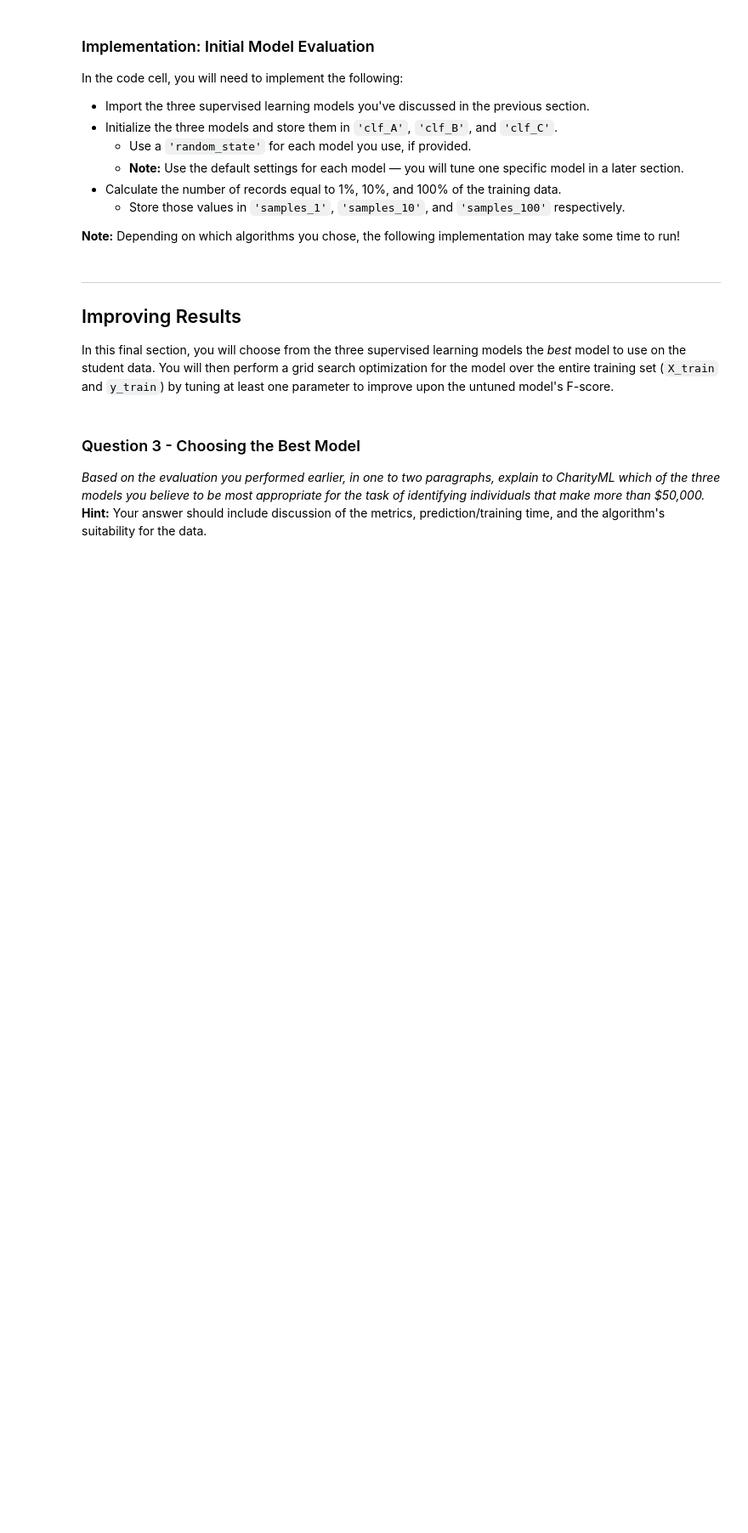
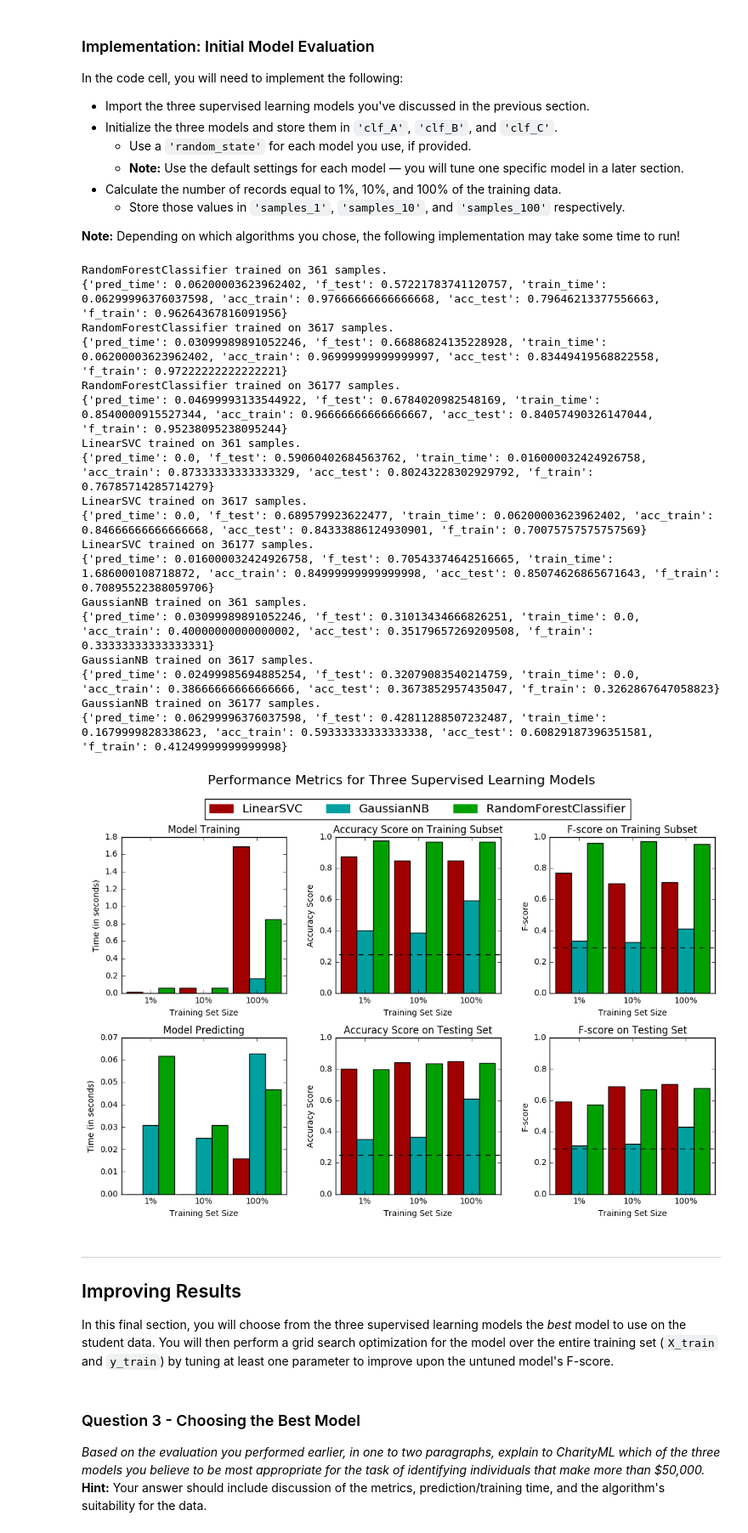
Before and after one commit to Smarker/udacity-ml, a Jupyter notebook: projects/finding_donors/finding_donors.ipynb, the cells around one changed output. Shown: that part at 85% size. Cells and saved outputs as stored; diff of their text form; code cells hidden in the pictures; blank space fills up the shorter version.

```diff
--- a/projects/finding_donors/finding_donors.ipynb
+++ b/projects/finding_donors/finding_donors.ipynb
@@ -161,8 +161,10 @@ Run the code cell below to perform this split.
 # Import train_test_split
 from sklearn.cross_validation import train_test_split
 
+income = income_raw.apply(lambda x: 1 if x == '>50K' else 0)
+
 # Split the 'features' and 'income' data into training and testing sets
-X_train, X_test, y_train, y_test = train_test_split(features, income[">50K"], test_size = 0.2, random_state = 0)
+X_train, X_test, y_train, y_test = train_test_split(features, income, test_size = 0.2, random_state = 0)
 
 # Show the results of the split
 print "Training set has {} samples.".format(X_train.shape[0])
@@ -195,13 +197,13 @@ accuracy = n_greater_50k/(1.0*n_records)
 # TODO: Calculate F-score using the formula above for beta = 0.5
 
 #precision = true positives/(true positives + false positives) -> the false positives are the values that are at most 50k
-precision = n_greater_50k/(1.0*(n_greater_50k + n_at_most_50k))
+precision = accuracy
 
 #recall = true positives/(true positives + false negatives) -> there are no false negatives
 #recall = 1, this makes sense in this case, since we are not missing any of the relevant items
 recall =  n_greater_50k/(1.0*(n_greater_50k + 0))
 
-fscore = (1+0.5*0.5)*((precision*recall)/(0.5*0.5*precision) + recall)
+fscore = (1+0.5*0.5)*((precision*recall)/((0.5*0.5*precision) + recall))
 
 # Print the results
 print "Naive Predictor: [Accuracy score: {:.4f}, F-score: {:.4f}]".format(accuracy, fscore)
@@ -310,14 +312,16 @@ def train_predict(learner, sample_size, X_train, y_train, X_test, y_test):
     results['acc_test'] = accuracy_score(y_test, predictions_test)
 
     # TODO: Compute F-score on the the first 300 training samples
-    results['f_train'] = fbeta_score(y_train[:300], predictions_train, average=None, beta=0.5)
+    results['f_train'] = fbeta_score(y_train[:300], predictions_train, average='binary', beta=0.5)
 
     # TODO: Compute F-score on the test set
-    results['f_test'] = fbeta_score(y_test, predictions_test, average=None, beta=0.5)
+    results['f_test'] = fbeta_score(y_test, predictions_test, average='binary', beta=0.5)
 
     # Success
     print "{} trained on {} samples.".format(learner.__class__.__name__, sample_size)
 
+    print results
+
     # Return the results
     return results
 # %% [markdown]
@@ -334,30 +338,50 @@ In the code cell, you will need to implement the following:
 # %%
 # TODO: Import the three supervised learning models from sklearn
 from sklearn.ensemble import RandomForestClassifier
 from sklearn.naive_bayes import GaussianNB
-from sklearn import svm
+from sklearn.svm import LinearSVC
 
 # TODO: Initialize the three models
 clf_A = RandomForestClassifier()
-clf_B = GaussianNB()
-clf_C = svm.SVC()
+clf_B = LinearSVC()
+clf_C = GaussianNB()
 
 # TODO: Calculate the number of samples for 1%, 10%, and 100% of the training data
-samples_1 = len(X_train)/100
-samples_10 = len(X_train)/10
-samples_100 = len(X_train)
+samples_1 = len(y_train)/100
+samples_10 = len(y_train)/10
+samples_100 = len(y_train)
 
 # Collect results on the learners
 results = {}
 for clf in [clf_A, clf_B, clf_C]:
     clf_name = clf.__class__.__name__
     results[clf_name] = {}
     for i, samples in enumerate([samples_1, samples_10, samples_100]):
         results[clf_name][i] = \
         train_predict(clf, samples, X_train, y_train, X_test, y_test)
 
 # Run metrics visualization for the three supervised learning models chosen
 vs.evaluate(results, accuracy, fscore)
+# %% [output]
+RandomForestClassifier trained on 361 samples.
+{'pred_time': 0.06200003623962402, 'f_test': 0.57221783741120757, 'train_time': 0.06299996376037598, 'acc_train': 0.97666666666666668, 'acc_test': 0.79646213377556663, 'f_train': 0.96264367816091956}
+RandomForestClassifier trained on 3617 samples.
+{'pred_time': 0.03099989891052246, 'f_test': 0.66886824135228928, 'train_time': 0.06200003623962402, 'acc_train': 0.96999999999999997, 'acc_test': 0.83449419568822558, 'f_train': 0.97222222222222221}
+RandomForestClassifier trained on 36177 samples.
+{'pred_time': 0.04699993133544922, 'f_test': 0.6784020982548169, 'train_time': 0.8540000915527344, 'acc_train': 0.96666666666666667, 'acc_test': 0.84057490326147044, 'f_train': 0.95238095238095244}
+LinearSVC trained on 361 samples.
+{'pred_time': 0.0, 'f_test': 0.59060402684563762, 'train_time': 0.016000032424926758, 'acc_train': 0.87333333333333329, 'acc_test': 0.80243228302929792, 'f_train': 0.76785714285714279}
+LinearSVC trained on 3617 samples.
+{'pred_time': 0.0, 'f_test': 0.689579923622477, 'train_time': 0.06200003623962402, 'acc_train': 0.84666666666666668, 'acc_test': 0.84333886124930901, 'f_train': 0.70075757575757569}
+LinearSVC trained on 36177 samples.
+{'pred_time': 0.016000032424926758, 'f_test': 0.70543374642516665, 'train_time': 1.686000108718872, 'acc_train': 0.84999999999999998, 'acc_test': 0.85074626865671643, 'f_train': 0.70895522388059706}
+GaussianNB trained on 361 samples.
+{'pred_time': 0.03099989891052246, 'f_test': 0.31013434666826251, 'train_time': 0.0, 'acc_train': 0.40000000000000002, 'acc_test': 0.35179657269209508, 'f_train': 0.33333333333333331}
+GaussianNB trained on 3617 samples.
+{'pred_time': 0.02499985694885254, 'f_test': 0.32079083540214759, 'train_time': 0.0, 'acc_train': 0.38666666666666666, 'acc_test': 0.3673852957435047, 'f_train': 0.3262867647058823}
+GaussianNB trained on 36177 samples.
+{'pred_time': 0.06299996376037598, 'f_test': 0.42811288507232487, 'train_time': 0.1679999828338623, 'acc_train': 0.59333333333333338, 'acc_test': 0.60829187396351581, 'f_train': 0.41249999999999998}
+[figure, added]
 # %% [markdown]
 ----
 ## Improving Results
```
Also changed, not shown: parts of 17 cells of this notebook, 3 other files.
